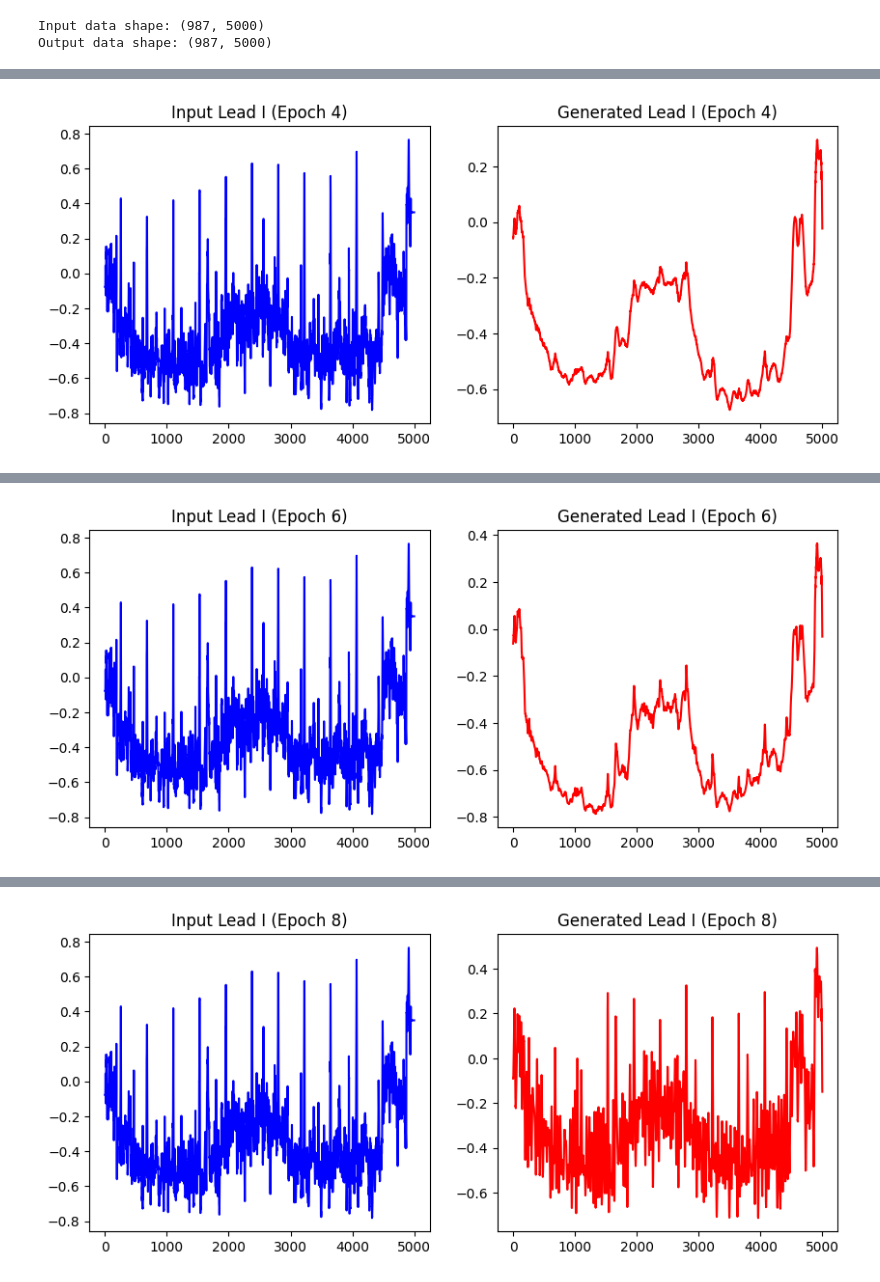
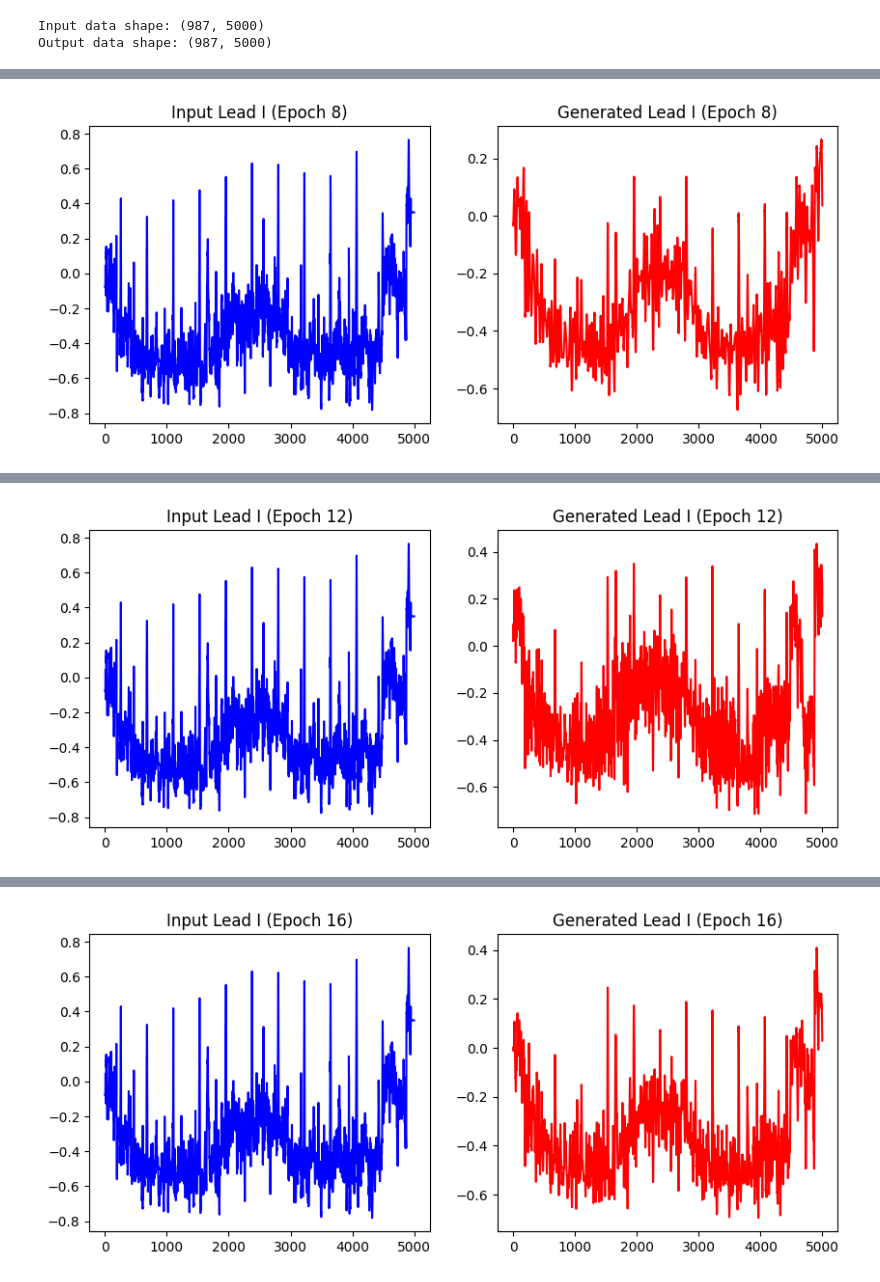
Before and after one commit to M2-Luminous/GAN-models-for-Bio-Authentication-through-ECG-signals, a Jupyter notebook: pulse2pulse_shuffle.ipynb, the cells around one changed output, grey strips where cells are left out. Saved outputs shown, nothing was run; the diff lists cells and outputs as text; code cells hidden in the pictures.

```diff
--- a/pulse2pulse_shuffle.ipynb
+++ b/pulse2pulse_shuffle.ipynb
@@ -206,24 +206,6 @@ class Pulse2PulseGenerator(nn.Module):
             print(output.shape)
         return output
 
-# Phase Shuffle Layer
-class PhaseShuffle(nn.Module):
-    def __init__(self, shift_factor):
-        super(PhaseShuffle, self).__init__()
-        self.shift_factor = shift_factor
-
-    def forward(self, x):
-        if self.shift_factor == 0:
-            return x
-        k_list = torch.randint(-self.shift_factor, self.shift_factor + 1, (x.shape[0],), device=x.device)
-        x_shuffle = x.clone()
-        for idx, k in enumerate(k_list):
-            if k > 0:
-                x_shuffle[idx] = F.pad(x[idx][..., :-k], (k, 0), mode='reflect')
-            elif k < 0:
-                x_shuffle[idx] = F.pad(x[idx][..., -k:], (0, -k), mode='reflect')
-        return x_shuffle
-
 # Updated Discriminator with Phase Shuffle
 class Pulse2PulseDiscriminator(nn.Module):
     def __init__(self, model_size=64, shift_factor=2, alpha=0.2):
@@ -237,27 +219,15 @@ class Pulse2PulseDiscriminator(nn.Module):
         self.conv4 = nn.Conv1d(5 * model_size, 10 * model_size, kernel_size=25, stride=2, padding=12)
         self.conv5 = nn.Conv1d(10 * model_size, 20 * model_size, kernel_size=25, stride=2, padding=12)
 
-        # Phase Shuffle Layers
-        self.ps1 = PhaseShuffle(shift_factor)
-        self.ps2 = PhaseShuffle(shift_factor)
-        self.ps3 = PhaseShuffle(shift_factor)
-        self.ps4 = PhaseShuffle(shift_factor)
-        self.ps5 = PhaseShuffle(shift_factor)
-
         # Fully connected layer
         self.fc1 = nn.Linear(20 * model_size * 157, 1)  # Adjusted to match flattened feature map size
 
     def forward(self, x):
         x = F.leaky_relu(self.conv1(x), negative_slope=self.alpha)
-        x = self.ps1(x)
         x = F.leaky_relu(self.conv2(x), negative_slope=self.alpha)
-        x = self.ps2(x)
         x = F.leaky_relu(self.conv3(x), negative_slope=self.alpha)
-        x = self.ps3(x)
         x = F.leaky_relu(self.conv4(x), negative_slope=self.alpha)
-        x = self.ps4(x)
         x = F.leaky_relu(self.conv5(x), negative_slope=self.alpha)
-        x = self.ps5(x)
 
         # Flatten and pass through the fully connected layer
         x = x.view(x.size(0), -1)
@@ -340,7 +310,7 @@ for epoch in range(epochs):
     print(f'Epoch [{epoch + 1}/{epochs}], Generator Loss: {g_loss.item()}, Discriminator Loss: {d_loss.item()}')
 
     # Visualization every 2 epochs
-    if (epoch + 1) % 2 == 0:
+    if (epoch + 1) % 4 == 0:
         generator.eval()
         with torch.no_grad():
             # Use the first sample of the current batch for visualization
@@ -401 +375 @@ Epoch [4/10], Generator Loss: 0.7001869082450867, Discriminator Loss: 1.39883232
-[figure, old version]
+[figure, new version]
@@ -404 +380 @@ Epoch [6/10], Generator Loss: 0.8461483716964722, Discriminator Loss: 1.36728465
-[figure, old version]
+[figure, new version]
@@ -407 +385 @@ Epoch [8/10], Generator Loss: 0.8608360886573792, Discriminator Loss: 1.30329966
-[figure, old version]
+[figure, new version]
```
Also changed, not shown: parts of 1 cell of this notebook, 2 other files.
